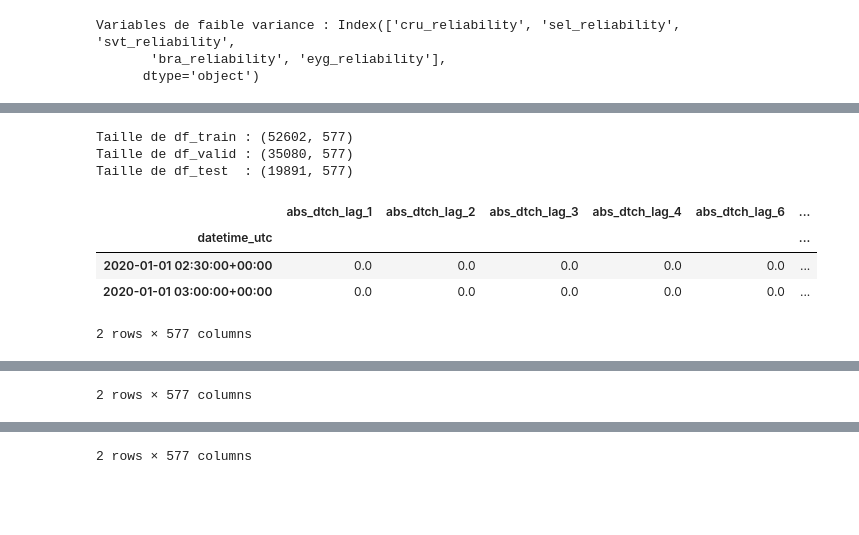
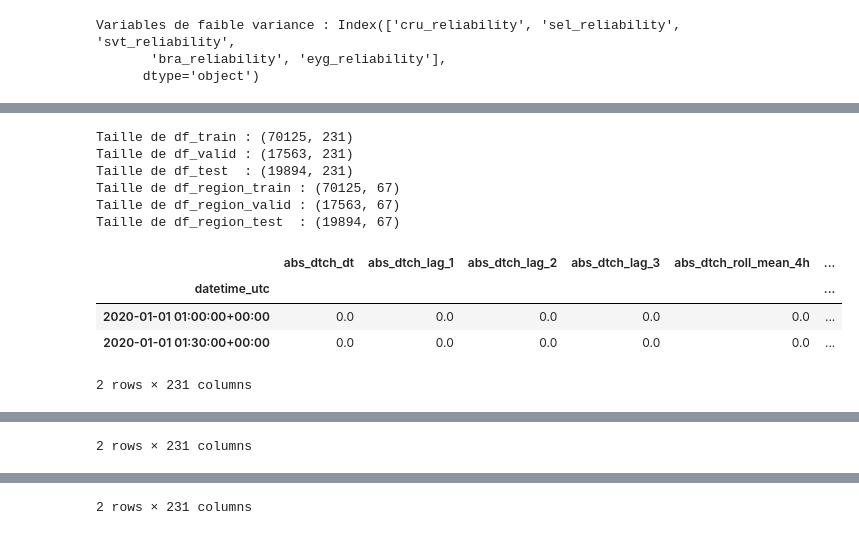
Before and after one commit to Math2935/aug25cds_variabilite, a Jupyter notebook: notebooks/05_modelisation/mi_features_engineering.ipynb, the cells around one changed output, grey strips where cells are left out. Cells and saved outputs as stored; diff of their text form; code cells hidden in the pictures; blank space fills up the shorter version.

```diff
--- a/notebooks/05_modelisation/mi_features_engineering.ipynb
+++ b/notebooks/05_modelisation/mi_features_engineering.ipynb
@@ -230,8 +230,8 @@ None
 # %%
 # Séparation train - valid - test
 date_debut_train = '2019-12-31'
-date_fin_train = '2022-12-31'
-date_debut_valid = '2023-01-01'
+date_fin_train = '2023-12-31'
+date_debut_valid = '2024-01-01'
 date_fin_valid = '2024-12-31'
 date_debut_test = '2025-01-01'
 date_fin_test = '2026-12-31'
@@ -312,13 +309,12 @@ df_train['target'] = df_train['tch_solaire'].shift(-1).sub(df_train['tch_solaire
 df_valid['target'] = df_valid['tch_solaire'].shift(-1).sub(df_valid['tch_solaire']).abs()
 df_test['target'] = df_test['tch_solaire'].shift(-1).sub(df_test['tch_solaire']).abs()
 # %%
-def add_cyclic_time_features(df):
+def ajout_encodage_temporel_cyclique(df):
     """
     Ajoute des variables cycliques liées au temps :
     - heure de la journée : sin_hour, cos_hour
     - jour de l'année : sin_doy, cos_doy
 
-    Le DataFrame doit avoir un index de type datetime.
     """
 
     # Copie pour éviter de modifier le DataFrame original
@@ -341,9 +337,9 @@ def add_cyclic_time_features(df):
 
     return df
 
-df_train = add_cyclic_time_features(df_train)
-df_valid = add_cyclic_time_features(df_valid)
-df_test  = add_cyclic_time_features(df_test)
+df_train = ajout_encodage_temporel_cyclique(df_train)
+df_valid = ajout_encodage_temporel_cyclique(df_valid)
+df_test  = ajout_encodage_temporel_cyclique(df_test)
 
 display(df_train[['sin_hour', 'cos_hour', 'sin_doy', 'cos_doy']].head())
 
@@ -422,11 +701,12 @@ Taille de df_test  : (19899, 544)
 # %%
-def create_tch_features(df, lags, windows):
+def construction_features_tch(df, lags, windows):
     new_cols = {}
 
     tch = df["tch_solaire"]
     dtch = tch.diff()
     abs_dtch = dtch.abs()
-
+    new_cols["dtch_dt"] = dtch
+    new_cols["abs_dtch_dt"] = abs_dtch
     # Variables retardées du TCH solaire et de ses variations
     for lag in lags:
         new_cols[f"tch_lag_{lag}"] = tch.shift(lag)
@@ -447,11 +727,18 @@ def create_tch_features(df, lags, windows):
     df_new = pd.DataFrame(new_cols, index=df.index)
     return pd.concat([df, df_new], axis=1)
 
-df_train = create_tch_features(df_train, lags, windows)
-df_valid = create_tch_features(df_valid, lags, windows)
-df_test  = create_tch_features(df_test, lags, windows)
+df_train = construction_features_tch(df_train, lags, windows)
+df_valid = construction_features_tch(df_valid, lags, windows)
+df_test  = construction_features_tch(df_test, lags, windows)
+df_region_train = construction_features_tch(df_region_train, lags, windows)
+df_region_valid = construction_features_tch(df_region_valid, lags, windows)
+df_region_test  = construction_features_tch(df_region_test,  lags, windows)
 
-print("Taille de df_train :", df_train.shape)
-print("Taille de df_valid :", df_valid.shape)
-print("Taille de df_test  :", df_test.shape)
+print("Taille après construction_features_tch:\n")
+print(f"Taille de df_train : {df_train.shape}")
+print(f"Taille de df_valid : {df_valid.shape}")
+print(f"Taille de df_test  : {df_test.shape}\n")
+print(f"Taille de df_region_train : {df_region_train.shape}")
+print(f"Taille de df_region_valid : {df_region_valid.shape}")
+print(f"Taille de df_region_test  : {df_region_test.shape}")
 # %% [output]
@@ -469,24 +762,33 @@ memory usage: 232.0 MB
 # %%
 # Réorganiser les colonnes, supprimer les valeurs manquantes introduites
 df_train = df_train.reindex(columns=df_train.columns.sort_values()).dropna()
 df_valid = df_valid.reindex(columns=df_valid.columns.sort_values()).dropna()
 df_test = df_test.reindex(columns=df_test.columns.sort_values()).dropna()
+df_region_train = df_region_train.reindex(columns=df_region_train.columns.sort_values()).dropna()
+df_region_valid = df_region_valid.reindex(columns=df_region_valid.columns.sort_values()).dropna()
+df_region_test = df_region_test.reindex(columns=df_region_test.columns.sort_values()).dropna()
 
 # vérifier la taille
 print("Taille de df_train :", df_train.shape)
 print("Taille de df_valid :", df_valid.shape)
 print("Taille de df_test  :", df_test.shape)
+print(f"Taille de df_region_train : {df_region_train.shape}")
+print(f"Taille de df_region_valid : {df_region_valid.shape}")
+print(f"Taille de df_region_test  : {df_region_test.shape}")
 
 # aperçu des données
 display(df_train.head(2))
 display(df_valid.head(2))
 display(df_test.head(2))
 # %% [output]
-Taille de df_train : (52602, 577)
-Taille de df_valid : (35080, 577)
-Taille de df_test  : (19891, 577)
+Taille de df_train : (70125, 231)
+Taille de df_valid : (17563, 231)
+Taille de df_test  : (19894, 231)
+Taille de df_region_train : (70125, 67)
+Taille de df_region_valid : (17563, 67)
+Taille de df_region_test  : (19894, 67)
-|  | abs_dtch_lag_1 | abs_dtch_lag_2 | abs_dtch_lag_3 | abs_dtch_lag_4 | abs_dtch_lag_6 | ... |
+|  | abs_dtch_dt | abs_dtch_lag_1 | abs_dtch_lag_2 | abs_dtch_lag_3 | abs_dtch_roll_mean_4h | ... |
 | datetime_utc |  |  |  |  |  | ... |
-| 2020-01-01 02:30:00+00:00 | 0.0 | 0.0 | 0.0 | 0.0 | 0.0 | ... |
-| 2020-01-01 03:00:00+00:00 | 0.0 | 0.0 | 0.0 | 0.0 | 0.0 | ... |
+| 2020-01-01 01:00:00+00:00 | 0.0 | 0.0 | 0.0 | 0.0 | 0.0 | ... |
+| 2020-01-01 01:30:00+00:00 | 0.0 | 0.0 | 0.0 | 0.0 | 0.0 | ... |
-2 rows × 577 columns
+2 rows × 231 columns
@@ -497 +799 @@ Taille de df_test  : (19891, 577)
-2 rows × 577 columns
+2 rows × 231 columns
@@ -502,2 +804,2 @@ Taille de df_test  : (19891, 577)
-2 rows × 577 columns
+2 rows × 231 columns
 # %%
```
Also changed, not shown: parts of 29 cells of this notebook.
